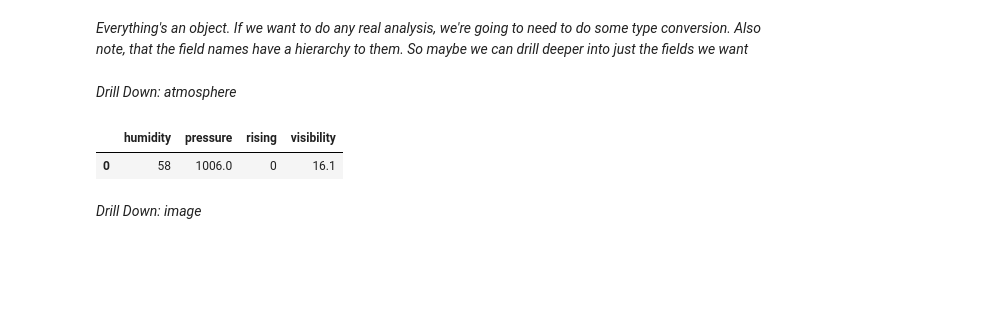
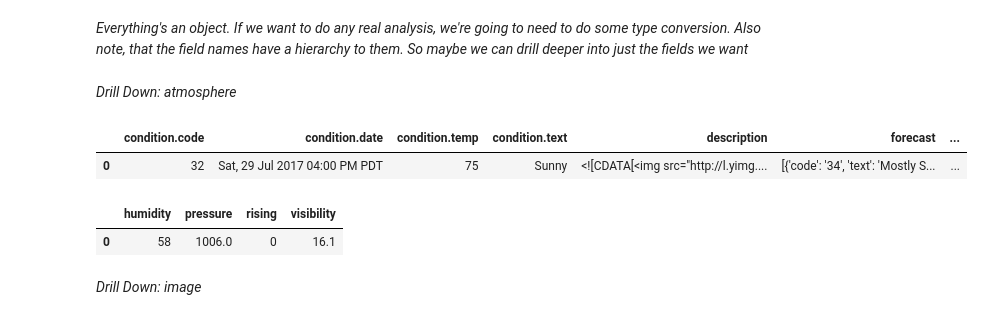
Before and after one commit to Data4Democracy/democratizing_weather_data, a Jupyter notebook: democratizing_weather_data/streaming/prototypes/analyze.ipynb, the cells around one changed output. Cells and saved outputs as stored; diff of their text form; code cells hidden in the pictures; blank space fills up the shorter version.

```diff
--- a/democratizing_weather_data/streaming/prototypes/analyze.ipynb
+++ b/democratizing_weather_data/streaming/prototypes/analyze.ipynb
@@ -213,6 +213,15 @@ dtype: object
 _Everything's an object.  If we want to do any real analysis, we're going to need to do some type conversion. Also note, that the field names have a hierarchy to them.  So maybe we can drill deeper into just the fields we want_
 # %% [markdown]
 _Drill Down: atmosphere_
+# %%
+with open('../APIs/yahoo_weather.json') as json_file:
+  raw_json = json.load(json_file)
+
+yahoo_weather_atmosphere_df = json_normalize(raw_json['query']['results']['channel']['item'][])
+yahoo_weather_atmosphere_df
+# %% [output]
+|  | condition.code | condition.date | condition.temp | condition.text | description | forecast | ... |
+| 0 | 32 | Sat, 29 Jul 2017 04:00 PM PDT | 75 | Sunny | <![CDATA[<img src="http://l.yimg.... | [{'code': '34', 'text': 'Mostly S... | ... |
 # %%
 with open('../APIs/yahoo_weather.json') as json_file:
   raw_json = json.load(json_file)
```
Also changed, not shown: parts of 4 cells of this notebook, 1 other file.
